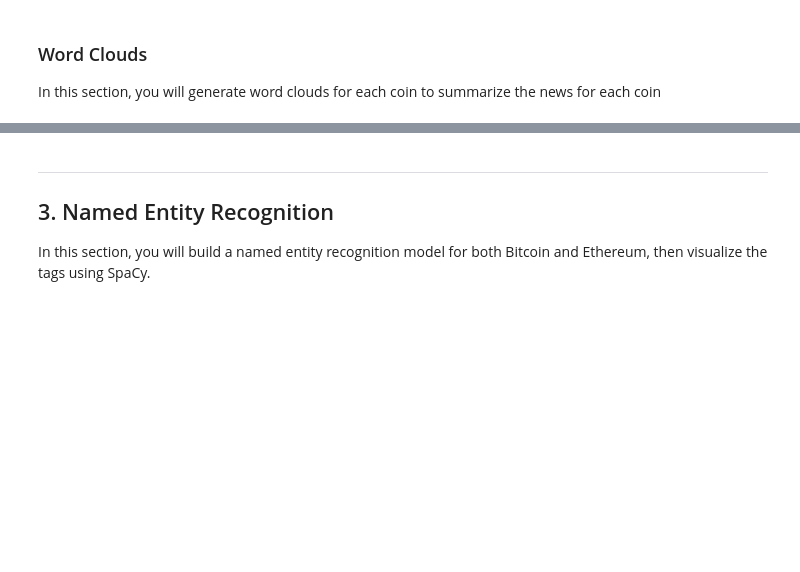
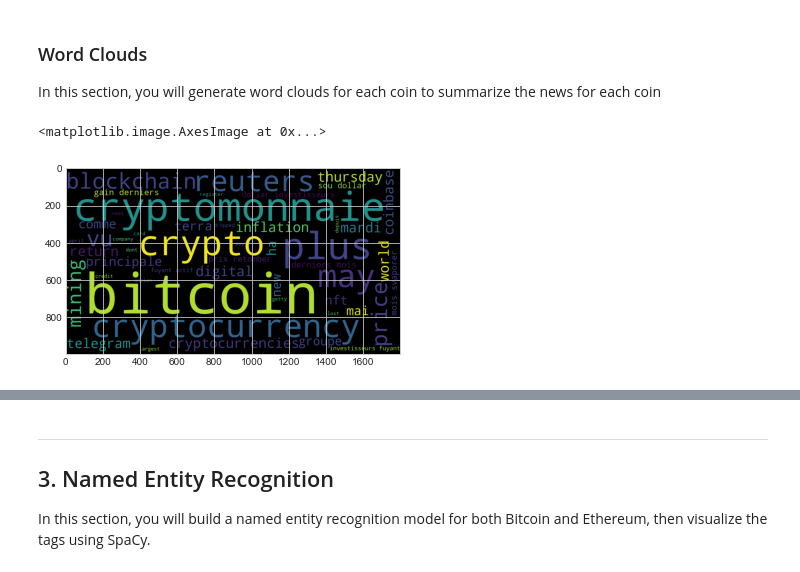
Before and after one commit to sameerlakhe/12_CryptoSentimentAnalysis, a Jupyter notebook: crypto_sentiment.ipynb, the cells around one changed output, grey strips where cells are left out. Saved outputs shown, nothing was run; the diff lists cells and outputs as text; code cells hidden in the pictures; blank space fills up the shorter version.

Commit message:
generated word clouds

```diff
--- a/crypto_sentiment.ipynb
+++ b/crypto_sentiment.ipynb
@@ -500,0 +495,7 @@ In this section, you will generate word clouds for each coin to summarize the ne
+# %%
+# Generate the Bitcoin word cloud
+wc_bitcoin = WordCloud(width=1800, height=1000, max_words=50).generate(bitcoin_token_string_all_news)
+plt.imshow(wc_bitcoin)
+# %% [output]
+<matplotlib.image.AxesImage at 0x...>
+[figure, added]
```
Also changed, not shown: parts of 8 cells of this notebook.
